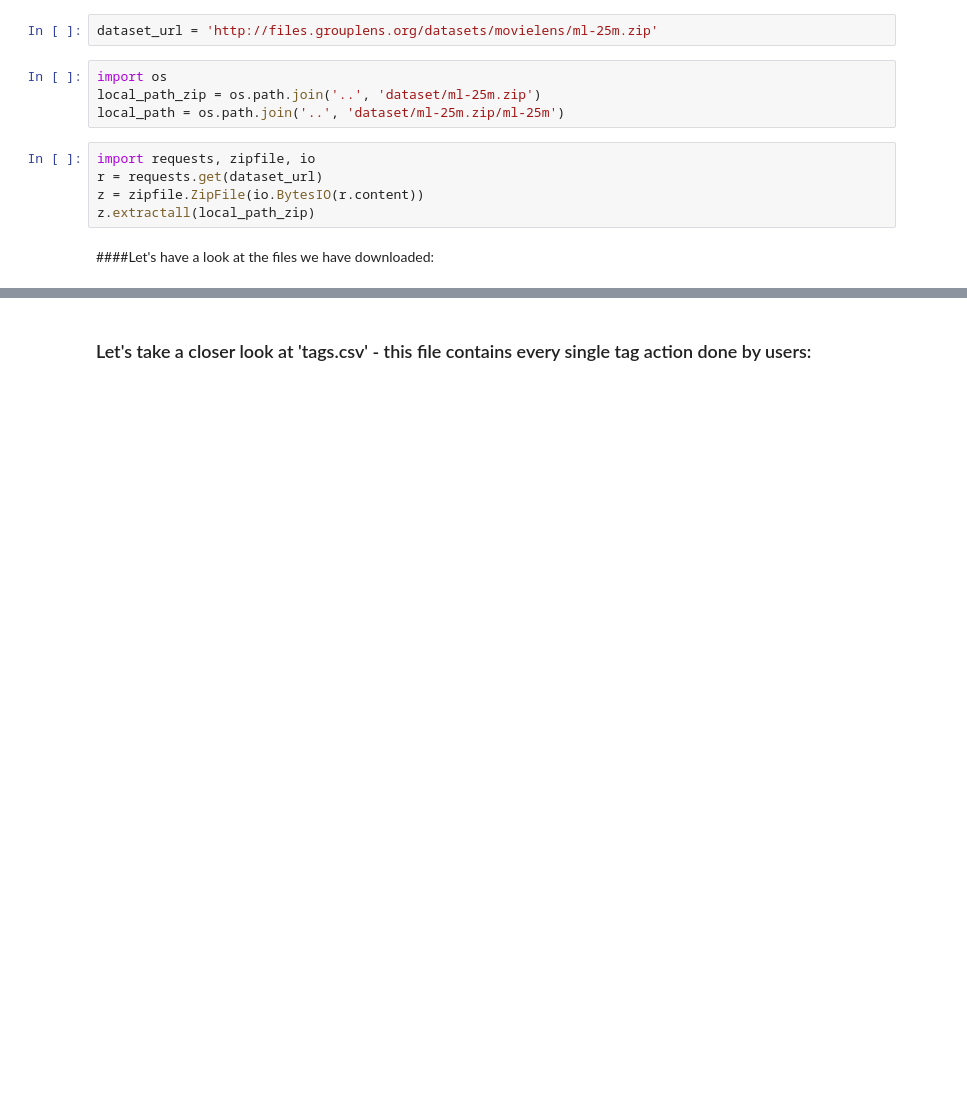
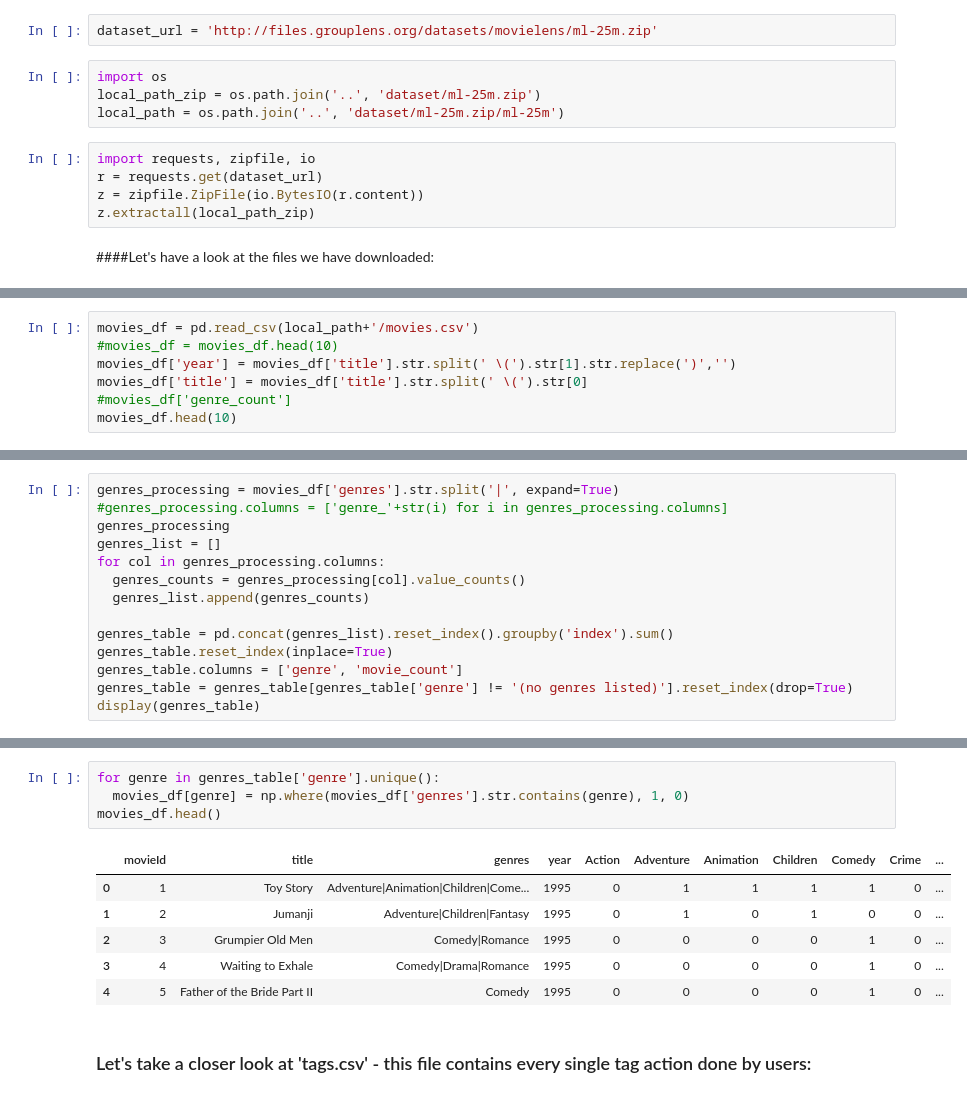
Before and after one commit to TD1138/Interactive-Movie-Recommender, a Jupyter notebook: notebooks/Interactive_Movie_Recommender_TF.ipynb, the cells around one changed output, grey strips where cells are left out. Drawn from its saved outputs; the diff is of its cells as text; blank space fills up the shorter version.

```diff
--- a/notebooks/Interactive_Movie_Recommender_TF.ipynb
+++ b/notebooks/Interactive_Movie_Recommender_TF.ipynb
@@ -107,0 +113,7 @@ README.txt is not a csv
+# %%
+movies_df = pd.read_csv(local_path+'/movies.csv')
+#movies_df = movies_df.head(10)
+movies_df['year'] = movies_df['title'].str.split(' \(').str[1].str.replace(')','')
+movies_df['title'] = movies_df['title'].str.split(' \(').str[0]
+#movies_df['genre_count']
+movies_df.head(10)
@@ -107,0 +134,14 @@ README.txt is not a csv
+# %%
+genres_processing = movies_df['genres'].str.split('|', expand=True)
+#genres_processing.columns = ['genre_'+str(i) for i in genres_processing.columns]
+genres_processing
+genres_list = []
+for col in genres_processing.columns:
+  genres_counts = genres_processing[col].value_counts()
+  genres_list.append(genres_counts)
+
+genres_table = pd.concat(genres_list).reset_index().groupby('index').sum()
+genres_table.reset_index(inplace=True)
+genres_table.columns = ['genre', 'movie_count']
+genres_table = genres_table[genres_table['genre'] != '(no genres listed)'].reset_index(drop=True)
+display(genres_table)
@@ -108,2 +166,13 @@ README.txt is not a csv
+# %%
+for genre in genres_table['genre'].unique():
+  movies_df[genre] = np.where(movies_df['genres'].str.contains(genre), 1, 0)
+movies_df.head()
+# %% [output]
+|  | movieId | title | genres | year | Action | Adventure | Animation | Children | Comedy | Crime | ... |
+| 0 | 1 | Toy Story | Adventure|Animation|Children|Come... | 1995 | 0 | 1 | 1 | 1 | 1 | 0 | ... |
+| 1 | 2 | Jumanji | Adventure|Children|Fantasy | 1995 | 0 | 1 | 0 | 1 | 0 | 0 | ... |
+| 2 | 3 | Grumpier Old Men | Comedy|Romance | 1995 | 0 | 0 | 0 | 0 | 1 | 0 | ... |
+| 3 | 4 | Waiting to Exhale | Comedy|Drama|Romance | 1995 | 0 | 0 | 0 | 0 | 1 | 0 | ... |
+| 4 | 5 | Father of the Bride Part II | Comedy | 1995 | 0 | 0 | 0 | 0 | 1 | 0 | ... |
 # %% [markdown]
 ### Let's take a closer look at 'tags.csv' - this file contains every single tag action done by users:
```
Also changed, not shown: parts of 37 cells of this notebook.
